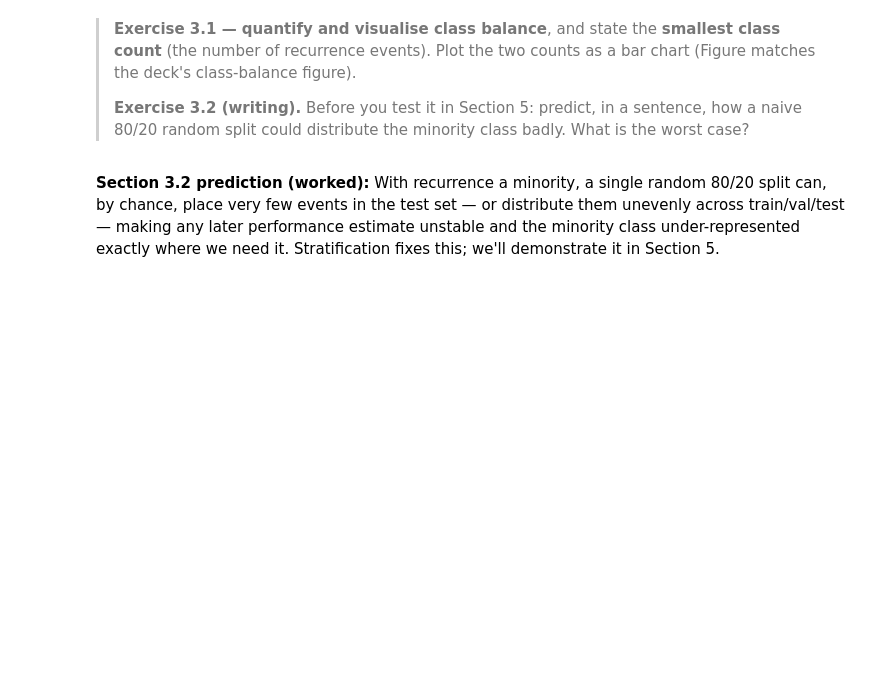
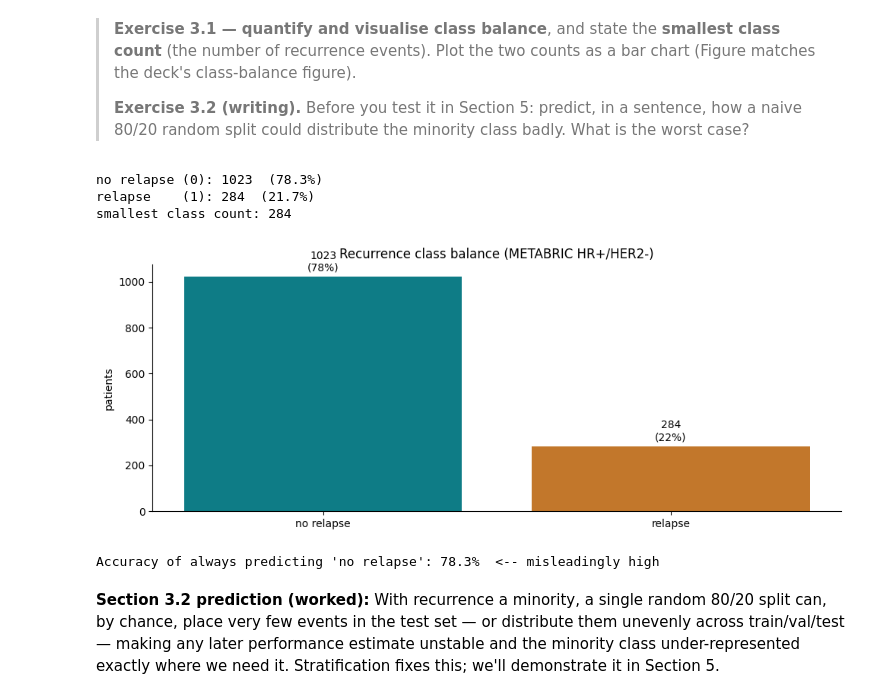
Before and after one commit to zhanyinx/ml26, a Jupyter notebook: solutions/lesson01_biological_question/notebooks/lesson01_solutions.ipynb, the cells around one changed output. Saved outputs shown, nothing was run; the diff lists cells and outputs as text; code cells hidden in the pictures; blank space fills up the shorter version.

```diff
--- a/solutions/lesson01_biological_question/notebooks/lesson01_solutions.ipynb
+++ b/solutions/lesson01_biological_question/notebooks/lesson01_solutions.ipynb
@@ -412,21 +464,27 @@ and for splitting (you must stratify).
 # %%
 counts = y.value_counts().sort_index()
 n0, n1 = int(counts.get(0, 0)), int(counts.get(1, 0))
 total = n0 + n1
 print(f"no relapse (0): {n0}  ({n0/total:.1%})")
 print(f"relapse    (1): {n1}  ({n1/total:.1%})")
 print(f"smallest class count: {min(n0, n1)}")
 
-fig, ax = plt.subplots(figsize=(4.5, 3.2))
+fig, ax = plt.subplots(figsize=(10, 4))
 ax.bar(["no relapse", "relapse"], [n0, n1], color=["#0E7C86", "#C2772B"])
 for i, v in enumerate([n0, n1]):
     ax.text(i, v + total*0.01, f"{v}\n({v/total:.0%})", ha="center", va="bottom", fontsize=10)
 ax.set_ylabel("patients"); ax.set_title("Recurrence class balance (METABRIC HR+/HER2-)")
 ax.spines[["top", "right"]].set_visible(False)
 plt.tight_layout(); plt.show()
 
 # A constant "no relapse" classifier would score this accuracy -- the trap:
 print(f"\nAccuracy of always predicting 'no relapse': {n0/total:.1%}  <-- misleadingly high")
+# %% [output]
+no relapse (0): 1023  (78.3%)
+relapse    (1): 284  (21.7%)
+smallest class count: 284
+[figure, added]
+Accuracy of always predicting 'no relapse': 78.3%  <-- misleadingly high
 # %% [markdown]
 **Section 3.2 prediction (worked):** With recurrence a minority, a single random 80/20 split can,
 by chance, place very few events in the test set — or distribute them unevenly across train/val/test
```
Also changed, not shown: parts of 14 cells of this notebook, 1 other file.
